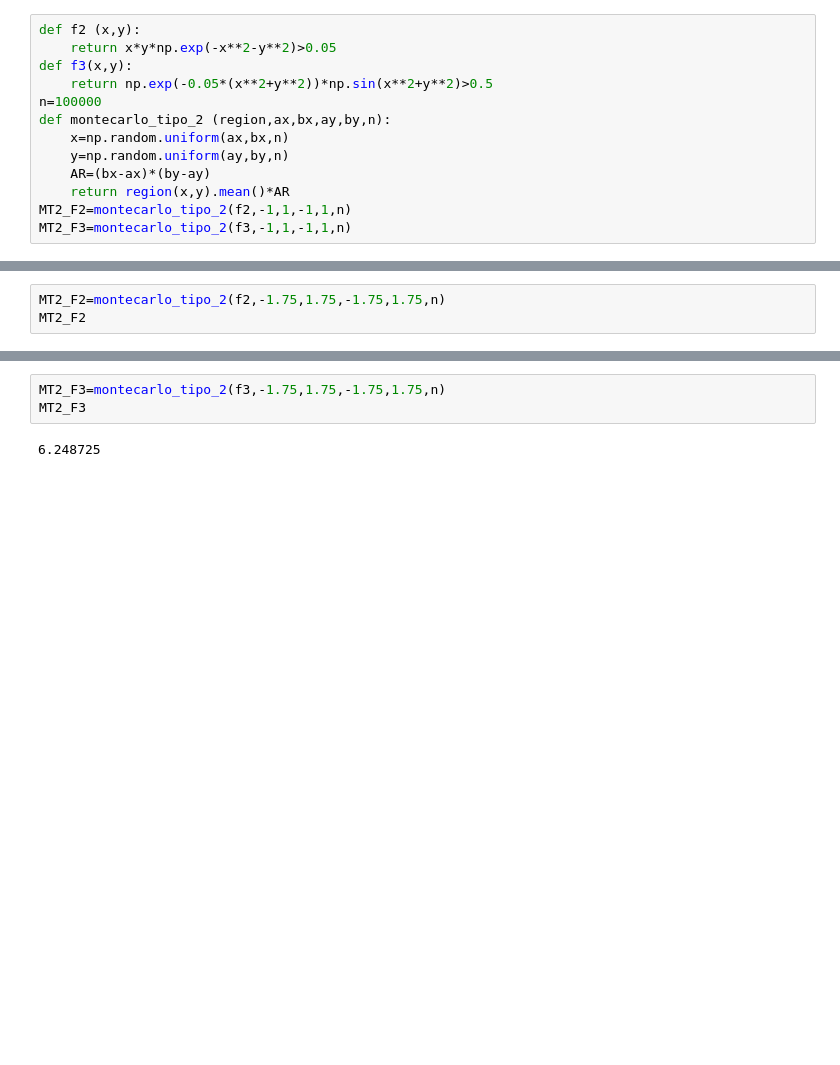
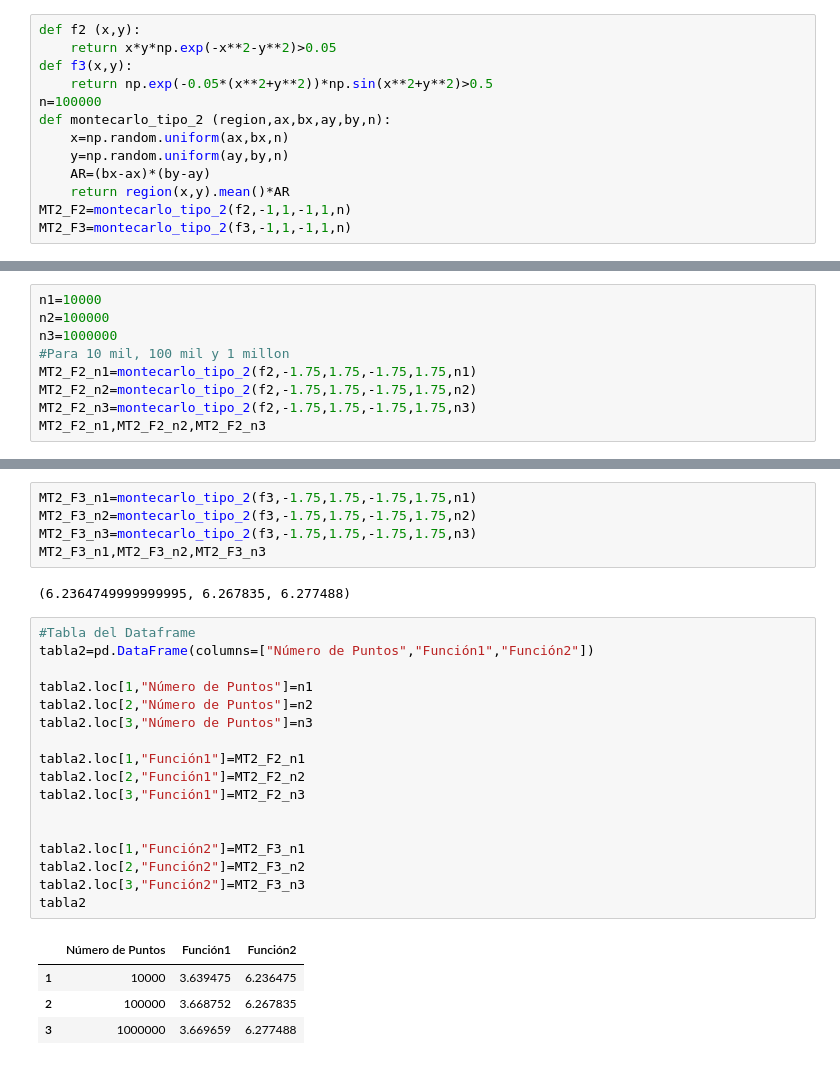
Before and after one commit to INGMARIANO/SIMULACI-N-MATEM-TICA, a Jupyter notebook: A11 - Integración Montecarlo.ipynb, the cells around one changed output, grey strips where cells are left out. Drawn from its saved outputs; the diff is of its cells as text; blank space fills up the shorter version.

```diff
--- a/A11 - Integración Montecarlo.ipynb
+++ b/A11 - Integración Montecarlo.ipynb
@@ -90,4 +90,10 @@ plt.scatter(x,y,c=f2(x,y))
 # %%
-MT2_F2=montecarlo_tipo_2(f2,-1.75,1.75,-1.75,1.75,n)
-MT2_F2
+n1=10000
+n2=100000
+n3=1000000
+#Para 10 mil, 100 mil y 1 millon
+MT2_F2_n1=montecarlo_tipo_2(f2,-1.75,1.75,-1.75,1.75,n1)
+MT2_F2_n2=montecarlo_tipo_2(f2,-1.75,1.75,-1.75,1.75,n2)
+MT2_F2_n3=montecarlo_tipo_2(f2,-1.75,1.75,-1.75,1.75,n3)
+MT2_F2_n1,MT2_F2_n2,MT2_F2_n3
 # %% [output]
@@ -109,5 +115,29 @@ plt.scatter(x,y,c=f3(x,y))
 # %%
-MT2_F3=montecarlo_tipo_2(f3,-1.75,1.75,-1.75,1.75,n)
-MT2_F3
+MT2_F3_n1=montecarlo_tipo_2(f3,-1.75,1.75,-1.75,1.75,n1)
+MT2_F3_n2=montecarlo_tipo_2(f3,-1.75,1.75,-1.75,1.75,n2)
+MT2_F3_n3=montecarlo_tipo_2(f3,-1.75,1.75,-1.75,1.75,n3)
+MT2_F3_n1,MT2_F3_n2,MT2_F3_n3
 # %% [output]
-6.248725
+(6.2364749999999995, 6.267835, 6.277488)
+# %%
+#Tabla del Dataframe
+tabla2=pd.DataFrame(columns=["Número de Puntos","Función1","Función2"])
+
+tabla2.loc[1,"Número de Puntos"]=n1
+tabla2.loc[2,"Número de Puntos"]=n2
+tabla2.loc[3,"Número de Puntos"]=n3
+
+tabla2.loc[1,"Función1"]=MT2_F2_n1
+tabla2.loc[2,"Función1"]=MT2_F2_n2
+tabla2.loc[3,"Función1"]=MT2_F2_n3
+
+
+tabla2.loc[1,"Función2"]=MT2_F3_n1
+tabla2.loc[2,"Función2"]=MT2_F3_n2
+tabla2.loc[3,"Función2"]=MT2_F3_n3
+tabla2
+# %% [output]
+|  | Número de Puntos | Función1 | Función2 |
+| 1 | 10000 | 3.639475 | 6.236475 |
+| 2 | 100000 | 3.668752 | 6.267835 |
+| 3 | 1000000 | 3.669659 | 6.277488 |
```
Also changed, not shown: parts of 12 cells of this notebook.
